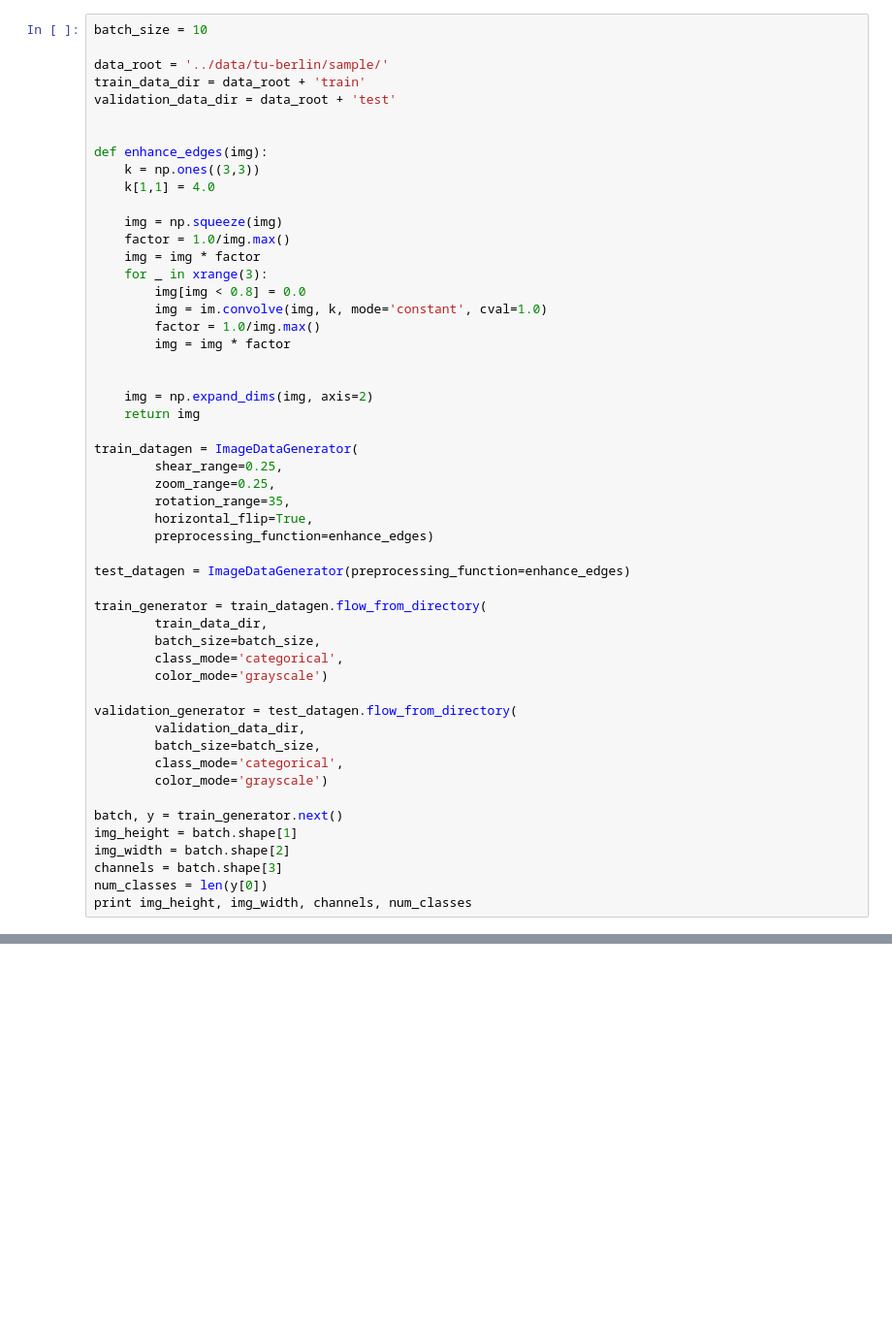
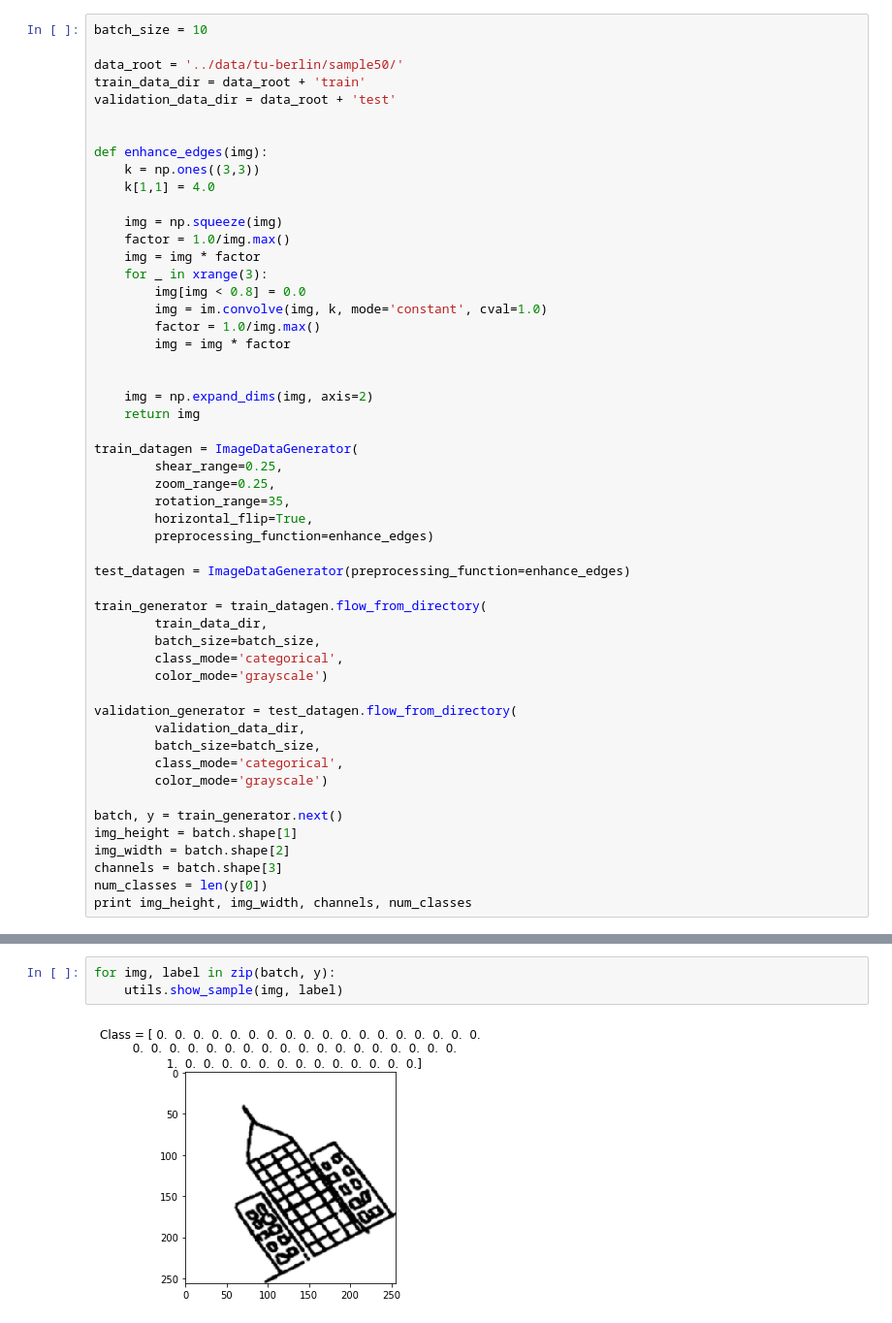
Before and after one commit to gryan11/cu-dlcv-sketchnet, a Jupyter notebook: nbs/sketchnet_filtered.ipynb, the cells around one changed output, grey strips where cells are left out. Shown: that part at 97% size. Drawn from its saved outputs; the diff is of its cells as text; blank space fills up the shorter version.

```diff
--- a/nbs/sketchnet_filtered.ipynb
+++ b/nbs/sketchnet_filtered.ipynb
@@ -26,7 +28,7 @@ reload(utils)
 # %%
 batch_size = 10
 
-data_root = '../data/tu-berlin/sample/'
+data_root = '../data/tu-berlin/sample50/'
 train_data_dir = data_root + 'train'
 validation_data_dir = data_root + 'test'
 
@@ -102,0 +84,5 @@ model.summary()
+# %%
+for img, label in zip(batch, y):
+    utils.show_sample(img, label)
+# %% [output]
+[figure, added]
```
Also changed, not shown: parts of 22 cells of this notebook, 3 other files.
